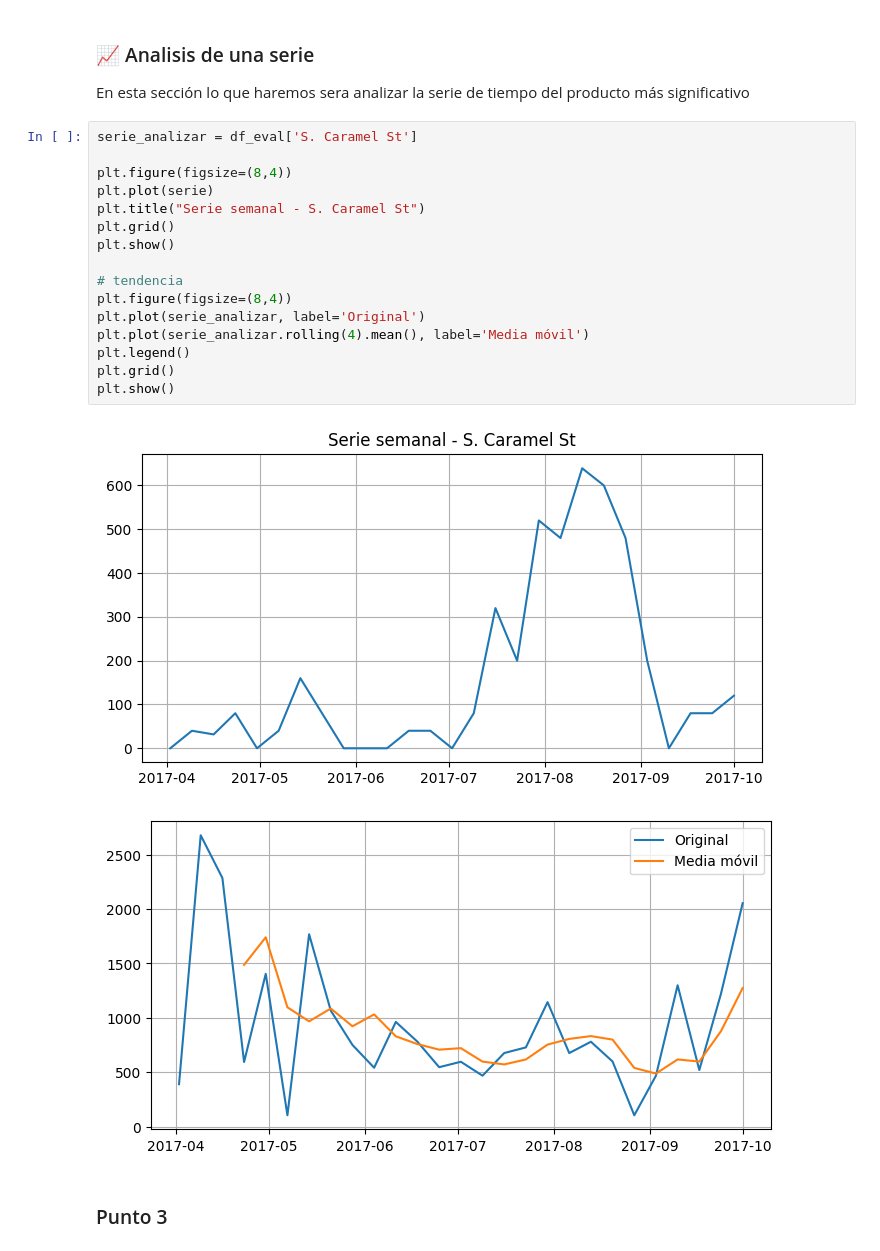
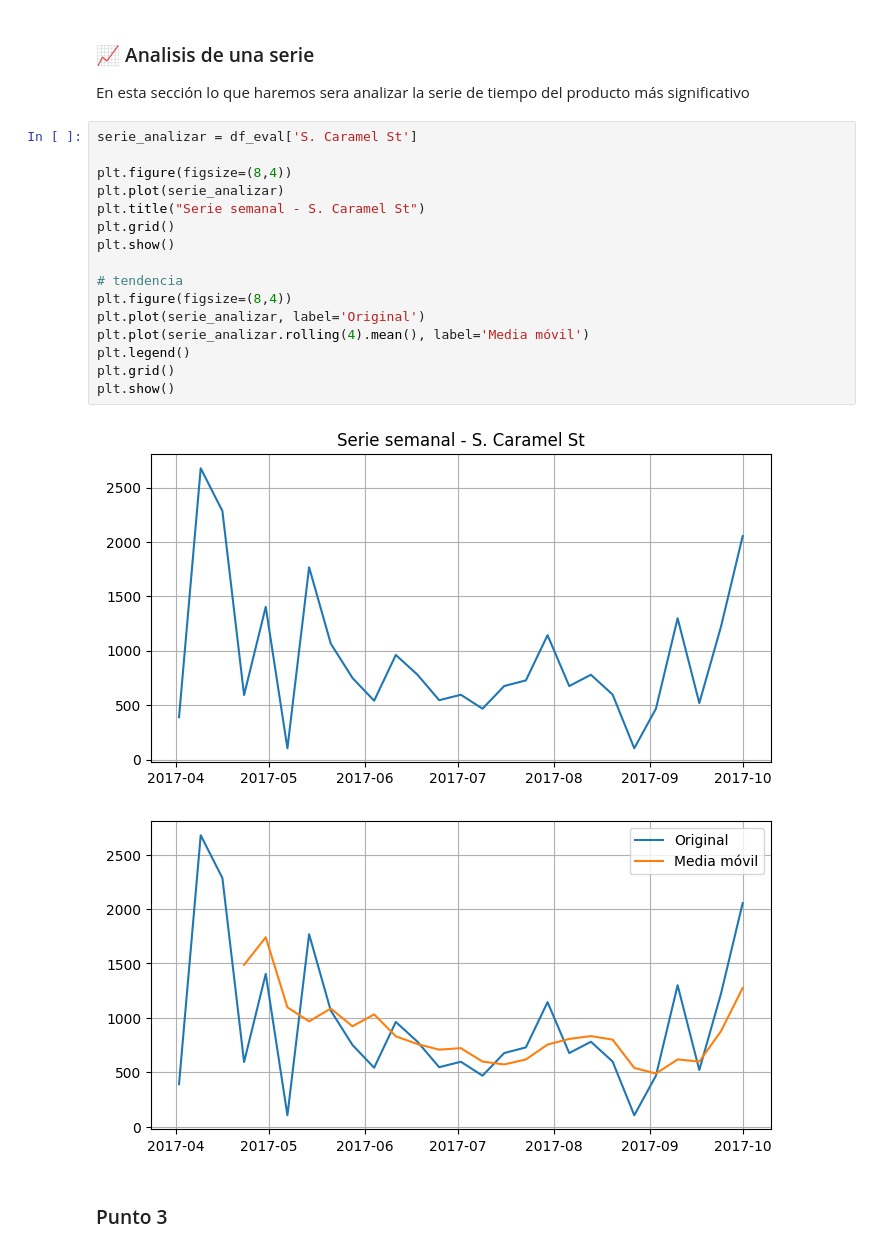
Before and after one commit to Manuel-Carreno/forecasting-parcial, a Jupyter notebook: 02_Parcial_Forecasting_(grupo).ipynb, the cells around one changed output. Cells and saved outputs as stored; diff of their text form.

```diff
--- a/02_Parcial_Forecasting_(grupo).ipynb
+++ b/02_Parcial_Forecasting_(grupo).ipynb
@@ -697,21 +705,21 @@ En esta sección lo que haremos sera analizar la serie de tiempo del producto m
 # %%
 serie_analizar = df_eval['S. Caramel St']
 
 plt.figure(figsize=(8,4))
-plt.plot(serie)
+plt.plot(serie_analizar)
 plt.title("Serie semanal - S. Caramel St")
 plt.grid()
 plt.show()
 
 # tendencia
 plt.figure(figsize=(8,4))
 plt.plot(serie_analizar, label='Original')
 plt.plot(serie_analizar.rolling(4).mean(), label='Media móvil')
 plt.legend()
 plt.grid()
 plt.show()
 # %% [output]
-[figure, old version]
+[figure, new version]
 [figure]
 # %% [markdown]
 ### Punto 3
```
Also changed, not shown: parts of 3 cells of this notebook.
